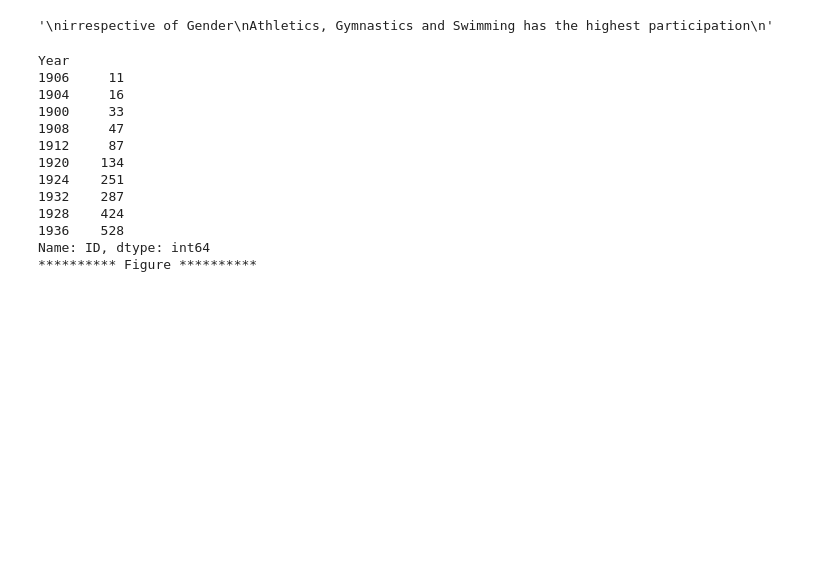
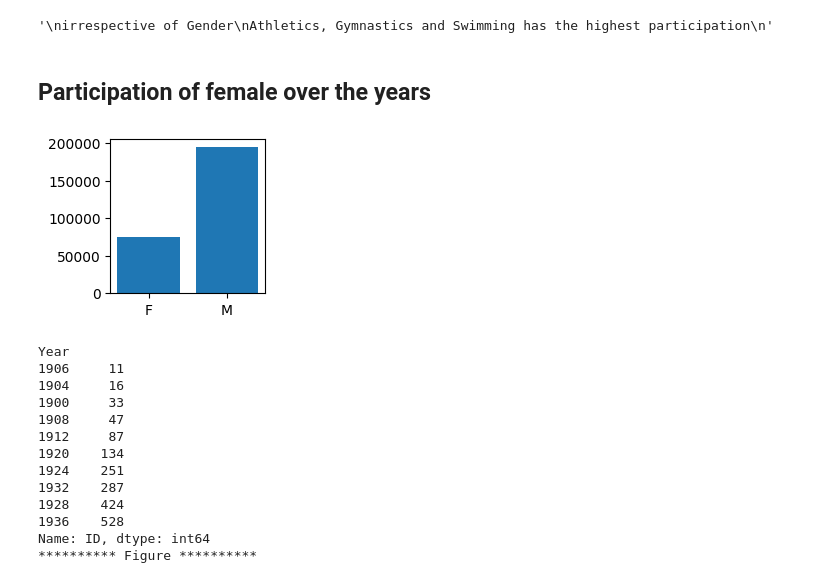
Before and after one commit to Sahil-987/Olympic-Dataset-Analysis, a Jupyter notebook: main.ipynb, the cells around one changed output. Cells and saved outputs as stored; diff of their text form; code cells hidden in the pictures; blank space fills up the shorter version.

```diff
--- a/main.ipynb
+++ b/main.ipynb
@@ -480,4 +480,14 @@ Alpinism         1
 Motorboating     1
 Name: ID, dtype: int64
 '\nirrespective of Gender\nAthletics, Gymnastics and Swimming has the highest participation\n'
+# %% [markdown]
+## Participation of female over the years
+# %%
+df_gender_distr = df_final.groupby('Sex')['ID'].count().reset_index()
+
+plt.figure(figsize=(2,2))
+plt.bar(df_gender_distr['Sex'], df_gender_distr['ID'])
+plt.show()
+# %% [output]
+[figure, added]
 # %%
```
Also changed, not shown: parts of 8 cells of this notebook.
